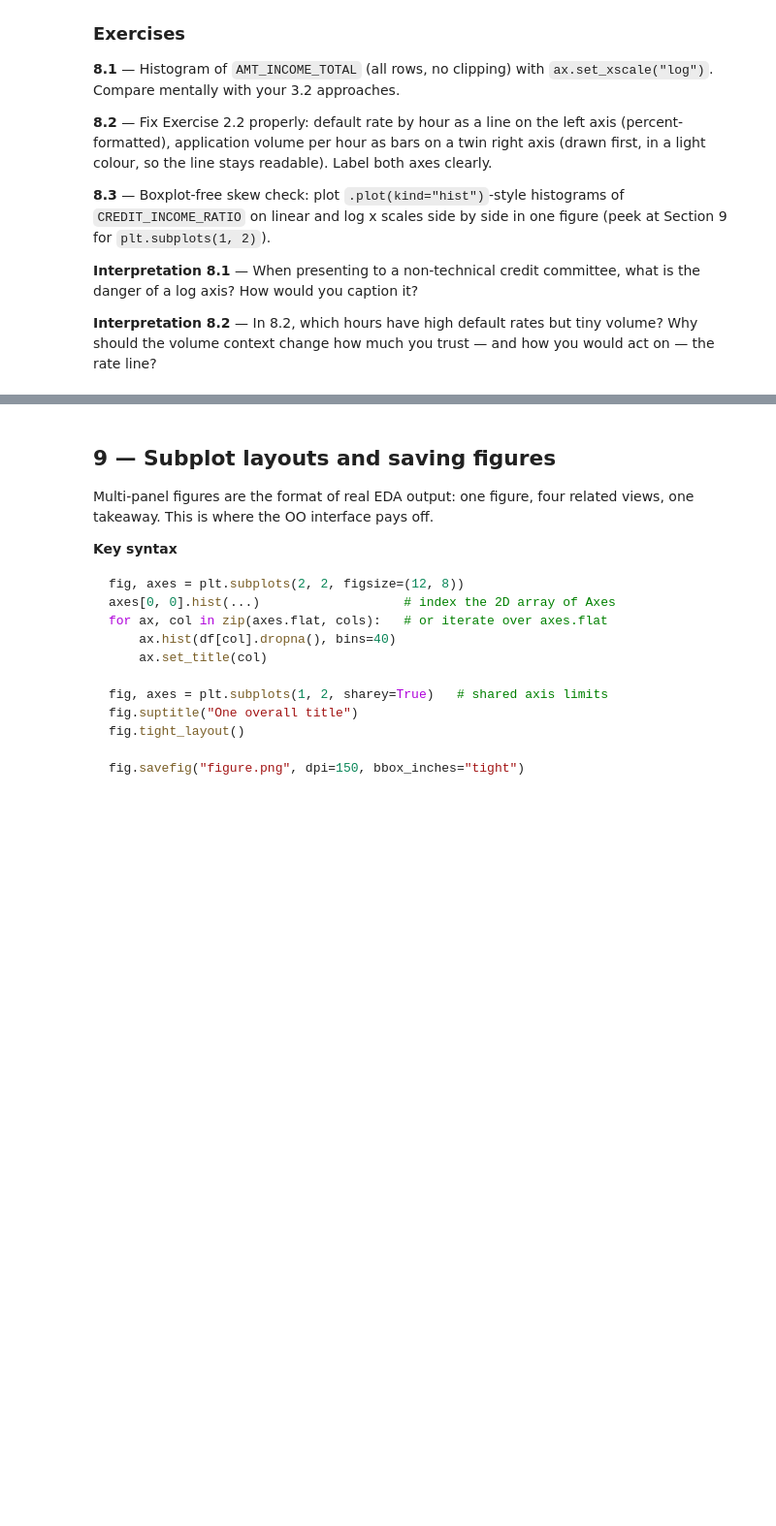
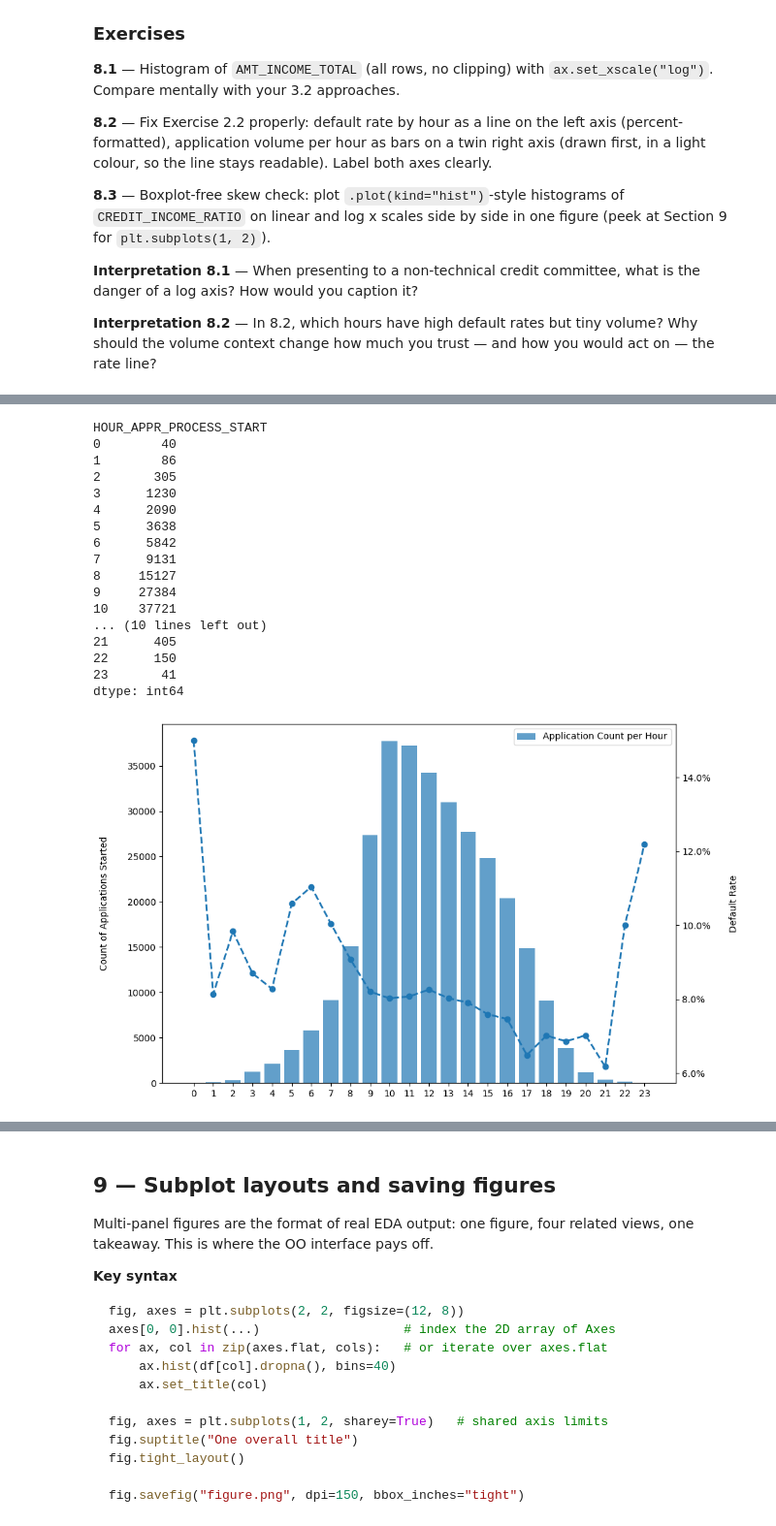
Before and after one commit to smallchuch/CreditRiskLearning, a Jupyter notebook: Learning Journey/1.5 Matplotlib + Seaborn/matplotlib_seaborn_practice_home_credit.ipynb, the cells around one changed output, grey strips where cells are left out. Shown at 97% size. Cells and saved outputs as stored; diff of their text form; code cells hidden in the pictures; blank space fills up the shorter version.

Commit message:
Matplotlib + Seaborn section 10 done

```diff
--- a/Learning Journey/1.5 Matplotlib + Seaborn/matplotlib_seaborn_practice_home_credit.ipynb
+++ b/Learning Journey/1.5 Matplotlib + Seaborn/matplotlib_seaborn_practice_home_credit.ipynb
@@ -1300,4 +1322,63 @@ ax2.set_ylabel("second unit")
 # %%
 # Ex 8.2 — rate line + volume bars on twin axes
+
+import matplotlib.dates as mdates
+
+applications_per_hour = df.groupby(df['HOUR_APPR_PROCESS_START']).size()
+
+print(applications_per_hour)
+
+fig, ax1 = plt.subplots(figsize=(10,6))
+
+ax1.bar(applications_per_hour.index,
+        applications_per_hour.values,
+        label = 'Application Count per Hour',
+        color='tab:blue',
+        alpha=0.7)
+
+ax2 = ax1.twinx()
+ax2.plot(default_by_app_hour.index, default_by_app_hour.values,
+        label = 'Default Rate by Hour Application was Started',
+        linestyle = '--',
+        linewidth = 2,
+        marker = 'o',
+        color = "tab:blue"
+        )
+
+ax1.legend()
+
+ax2.yaxis.set_major_formatter(mticker.PercentFormatter(xmax=1))
+
+# ax1.xaxis.set_major_locator(mdates.HourLocator(interval=80))       # every hour
+# ax1.xaxis.set_major_formatter(mdates.DateFormatter("%H"))
+
+ax1.set_xticks(range(len(applications_per_hour)))
+ax1.set_xticklabels(applications_per_hour.index)
+
+ax2.set_ylabel('Default Rate',  labelpad=20)
+ax1.set_ylabel('Count of Applications Started', labelpad=20, rotation=90)
+
+
+plt.tight_layout()
+plt.show()
+# %% [output]
+HOUR_APPR_PROCESS_START
+0        40
+1        86
+2       305
+3      1230
+4      2090
+5      3638
+6      5842
+7      9131
+8     15127
+9     27384
+10    37721
+... (10 lines left out)
+21      405
+22      150
+23       41
+dtype: int64
+[figure, added]
 # %%
 # Ex 8.3 — linear vs log side by side
```
Also changed, not shown: parts of 9 cells of this notebook, 2 other files.
